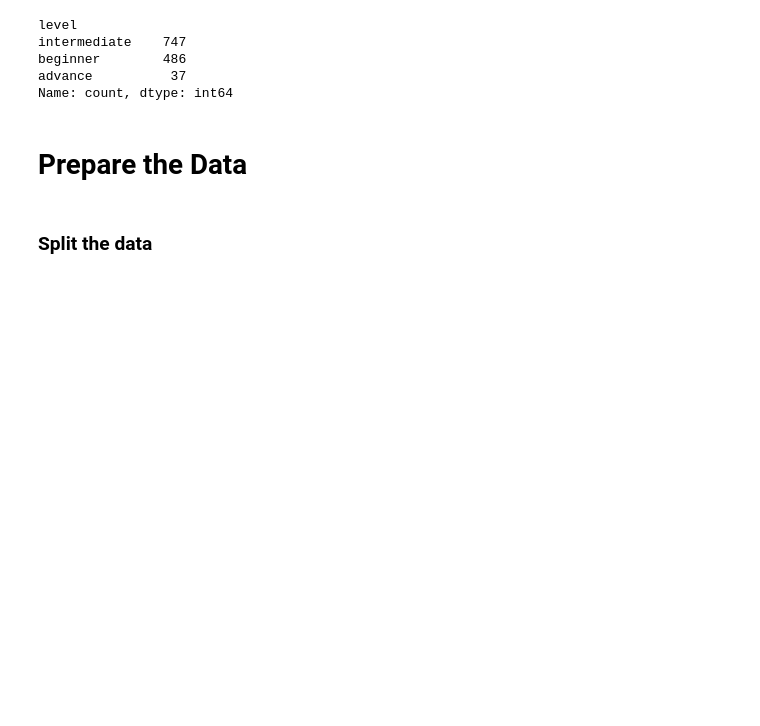
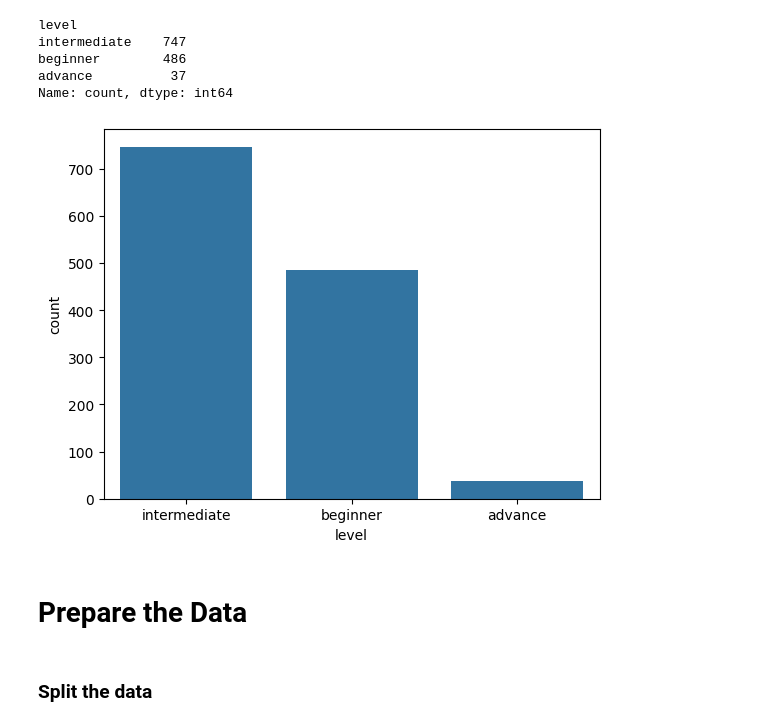
Before and after one commit to yoshtown/guitar-lesson-level-prediction-project, a Jupyter notebook: notebooks/03_model.ipynb, the cells around one changed output. Saved outputs shown, nothing was run; the diff lists cells and outputs as text; code cells hidden in the pictures; blank space fills up the shorter version.

```diff
--- a/notebooks/03_model.ipynb
+++ b/notebooks/03_model.ipynb
@@ -54,6 +54,14 @@ Name: count, dtype: int64
 # # Map ordinal labels to numbers
 # level_map = {"beginner": 1, "intermediate": 2, "advance": 3}
 # df["level_rank"] = df["level"].map(level_map)
+# %%
+# View class balance
+sns.countplot(data=df, x=df["level"])
+
+# Display the plot
+plt.show()
+# %% [output]
+[figure, added]
 # %% [markdown]
 # Prepare the Data
 # %% [markdown]
```
Also changed, not shown: parts of 12 cells of this notebook, 4 other files.
